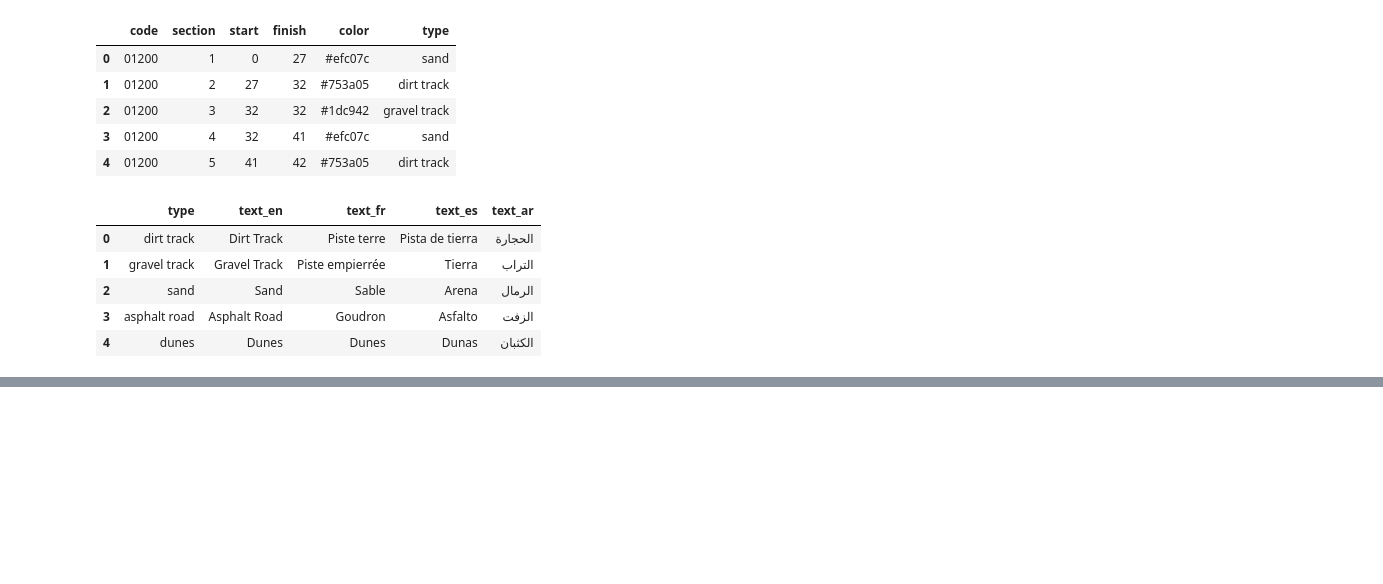
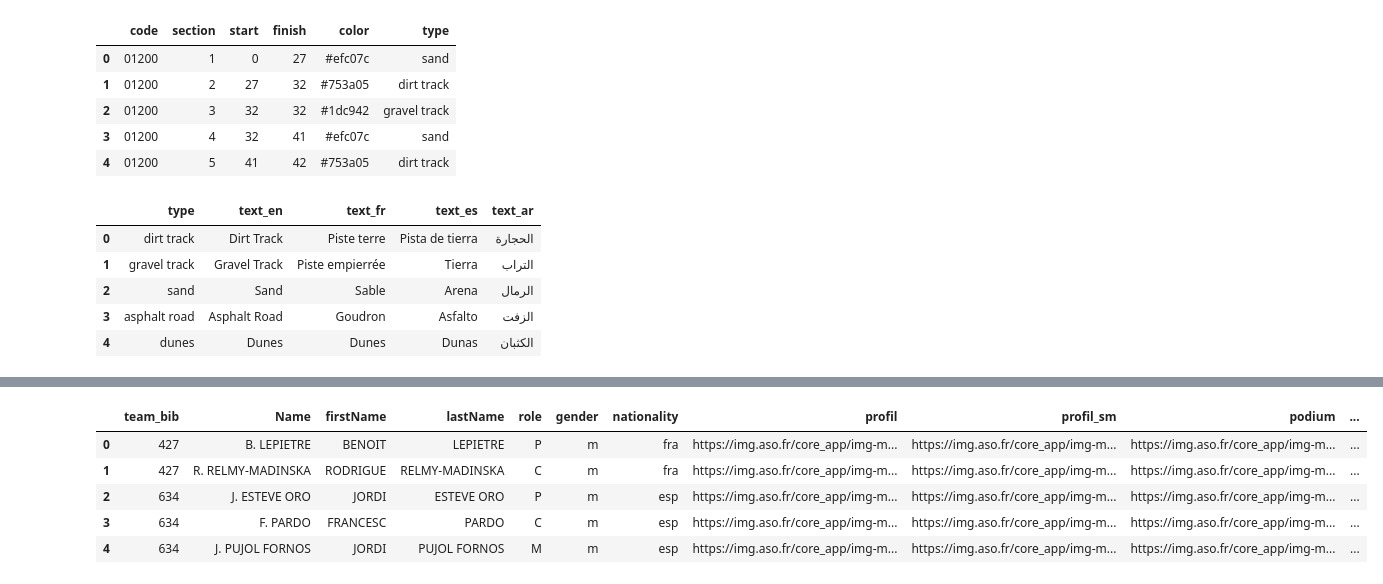
Before and after one commit to RallyDataJunkie/wrangling_dakar_2025, a Jupyter notebook: src/18_datagrabbers.ipynb, the cells around one changed output, grey strips where cells are left out. Cells and saved outputs as stored; diff of their text form; code cells hidden in the pictures; blank space fills up the shorter version.

```diff
--- a/src/18_datagrabbers.ipynb
+++ b/src/18_datagrabbers.ipynb
@@ -134,0 +153,2 @@ surfaces_df
+# %%
+long_results_df, teams_df, competitors_df = dakar.get_scores()
@@ -134,0 +173,9 @@ surfaces_df
+# %%
+competitors_df.head()
+# %% [output]
+|  | team_bib | Name | firstName | lastName | role | gender | nationality | profil | profil_sm | podium | ... |
+| 0 | 427 | B. LEPIETRE | BENOIT | LEPIETRE | P | m | fra | https://img.aso.fr/core_app/img-m... | https://img.aso.fr/core_app/img-m... | https://img.aso.fr/core_app/img-m... | ... |
+| 1 | 427 | R. RELMY-MADINSKA | RODRIGUE | RELMY-MADINSKA | C | m | fra | https://img.aso.fr/core_app/img-m... | https://img.aso.fr/core_app/img-m... | https://img.aso.fr/core_app/img-m... | ... |
+| 2 | 634 | J. ESTEVE ORO | JORDI | ESTEVE ORO | P | m | esp | https://img.aso.fr/core_app/img-m... | https://img.aso.fr/core_app/img-m... | https://img.aso.fr/core_app/img-m... | ... |
+| 3 | 634 | F. PARDO | FRANCESC | PARDO | C | m | esp | https://img.aso.fr/core_app/img-m... | https://img.aso.fr/core_app/img-m... | https://img.aso.fr/core_app/img-m... | ... |
+| 4 | 634 | J. PUJOL FORNOS | JORDI | PUJOL FORNOS | M | m | esp | https://img.aso.fr/core_app/img-m... | https://img.aso.fr/core_app/img-m... | https://img.aso.fr/core_app/img-m... | ... |
```
Also changed, not shown: parts of 17 cells of this notebook, 9 other files.
